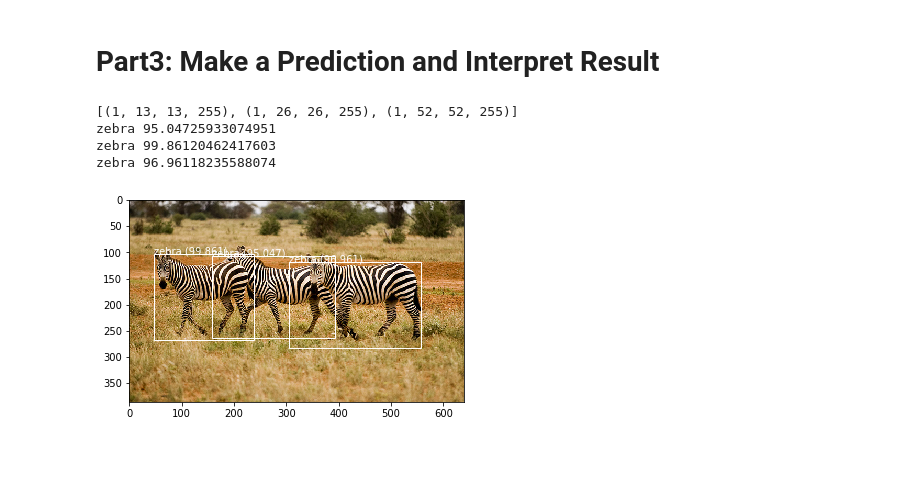
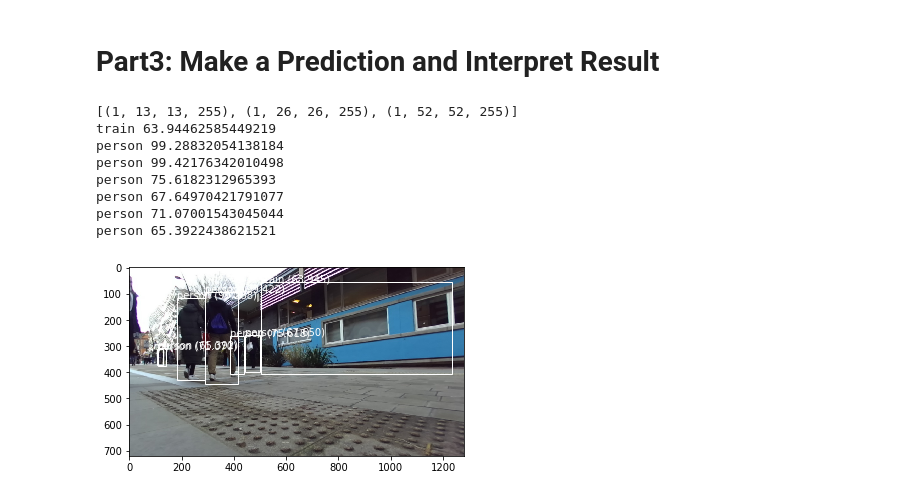
Before and after one commit to HYH2020-s/Object-Detection-through-ROS, a Jupyter notebook: models/Keras-YOLOv3.ipynb, the cells around one changed output. Saved outputs shown, nothing was run; the diff lists cells and outputs as text; code cells hidden in the pictures; blank space fills up the shorter version.

```diff
--- a/models/Keras-YOLOv3.ipynb
+++ b/models/Keras-YOLOv3.ipynb
@@ -416,15 +416,17 @@ def draw_boxes(filename, v_boxes, v_labels, v_scores):
         pyplot.text(x1, y1, label, color='white')
     # show the plot
     pyplot.show()
+# %%
+# load yolov3 model
+model = load_model('model.h5')
+# define the expected input shape for the model
+input_w, input_h = 416, 416
+# define our new photo
+photo_filename = 'img/frame0600.png'
+# load and prepare image
+image, image_w, image_h = load_image_pixels(photo_filename, (input_w, input_h))
 # %%
-# load yolov3 model
-model = load_model('model.h5')
-# define the expected input shape for the model
-input_w, input_h = 416, 416
-# define our new photo
-photo_filename = 'img/zebra.png'
-# load and prepare image
-image, image_w, image_h = load_image_pixels(photo_filename, (input_w, input_h))
+%%time
 # make prediction
 yhat = model.predict(image)
 # summarize the shape of the list of arrays
@@ -434,34 +436,38 @@ anchors = [[116,90, 156,198, 373,326], [30,61, 62,45, 59,119], [10,13, 16,30, 33
 # define the probability threshold for detected objects
 class_threshold = 0.6
 boxes = list()
 for i in range(len(yhat)):
     # decode the output of the network
     boxes += decode_netout(yhat[i][0], anchors[i], class_threshold, input_h, input_w)
 # correct the sizes of the bounding boxes for the shape of the image
 correct_yolo_boxes(boxes, image_h, image_w, input_h, input_w)
 # suppress non-maximal boxes
 do_nms(boxes, 0.5)
 # define the labels
 labels = ["person", "bicycle", "car", "motorbike", "aeroplane", "bus", "train", "truck",
     "boat", "traffic light", "fire hydrant", "stop sign", "parking meter", "bench",
     "bird", "cat", "dog", "horse", "sheep", "cow", "elephant", "bear", "zebra", "giraffe",
     "backpack", "umbrella", "handbag", "tie", "suitcase", "frisbee", "skis", "snowboard",
     "sports ball", "kite", "baseball bat", "baseball glove", "skateboard", "surfboard",
     "tennis racket", "bottle", "wine glass", "cup", "fork", "knife", "spoon", "bowl", "banana",
     "apple", "sandwich", "orange", "broccoli", "carrot", "hot dog", "pizza", "donut", "cake",
     "chair", "sofa", "pottedplant", "bed", "diningtable", "toilet", "tvmonitor", "laptop", "mouse",
     "remote", "keyboard", "cell phone", "microwave", "oven", "toaster", "sink", "refrigerator",
     "book", "clock", "vase", "scissors", "teddy bear", "hair drier", "toothbrush"]
 # get the details of the detected objects
 v_boxes, v_labels, v_scores = get_boxes(boxes, labels, class_threshold)
 # summarize what we found
 for i in range(len(v_boxes)):
     print(v_labels[i], v_scores[i])
 # draw what we found
 draw_boxes(photo_filename, v_boxes, v_labels, v_scores)
 # %% [output]
 [(1, 13, 13, 255), (1, 26, 26, 255), (1, 52, 52, 255)]
-zebra 95.04725933074951
-zebra 99.86120462417603
-zebra 96.96118235588074
+train 63.94462585449219
+person 99.28832054138184
+person 99.42176342010498
+person 75.6182312965393
+person 67.64970421791077
+person 71.07001543045044
+person 65.3922438621521
-[figure, old version]
+[figure, new version]
```
Also changed, not shown: parts of 1 cell of this notebook, 6 other files.
